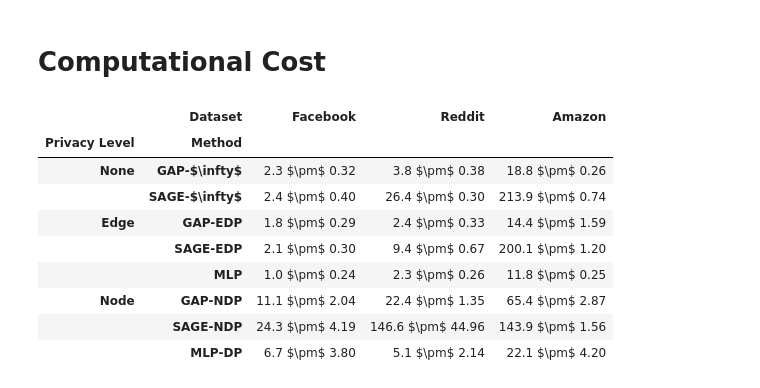
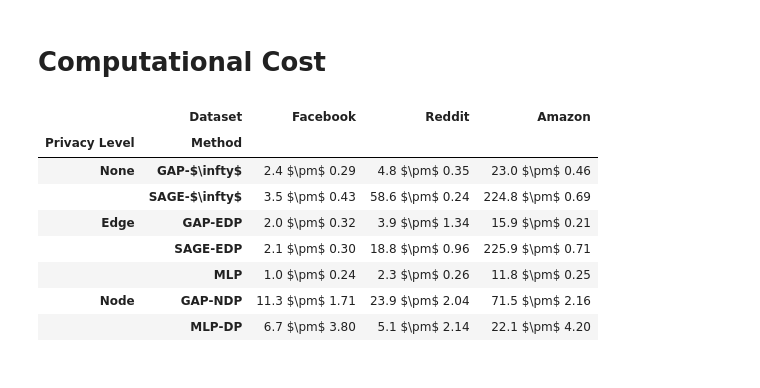
Before and after one commit to sisaman/GAP, a Jupyter notebook: results.ipynb, the cells around one changed output. Cells and saved outputs as stored; diff of their text form; code cells hidden in the pictures.

Commit message:
running time for 3-layer models

```diff
--- a/results.ipynb
+++ b/results.ipynb
@@ -427,7 +427,7 @@ g.savefig('figs/degree.pdf')
 # %% [markdown]
 # Computational Cost
 # %%
-cols = ['id', 'name', 'dp_level', 'dataset', 'val/acc_mean', 'time_mean', 'time_ci',]
+cols = ['id', 'name', 'dp_level', 'dataset', 'hops', 'mp_layers', 'val/acc_mean', 'time_mean', 'time_ci',]
 methods = ['GAP-$\infty$', 'SAGE-$\infty$', 'GAP-EDP', 'SAGE-EDP', 'MLP', 'GAP-NDP', 'SAGE-NDP', 'MLP-DP']
 
 df = pd.DataFrame(data_list)
@@ -436,8 +436,7 @@ df = df.filter(items=cols)
 df = df[df['name'].isin(methods)]
 df.loc[df['name'] == 'GAP-$\infty$', 'dp_level'] = 'none'
 df.loc[df['name'] == 'SAGE-$\infty$', 'dp_level'] = 'none'
-# df = df.loc[(df['dp_level'] != 'edge') | (df['epsilon'].isin([0,5]))]
-# df = df.loc[(df['dp_level'] != 'node') | (df['epsilon'] == 15)]
+df = df[(df['hops'] == 3) | (df['mp_layers'] == 3) | (df['name'].str.startswith('MLP'))]
 df = df.dropna(subset=['time_mean'])
 
 idx = df.groupby(['dataset', 'name'])['time_mean'].idxmin().values
@@ -451,40 +450,37 @@ def sort_key(row):
     keys = {
         'facebook': 1, 'reddit': 2, 'amazon': 3,     # datasets
         'GAP-$\infty$': 1, 'SAGE-$\infty$': 2, 'GAP-EDP': 3, 'GAP-IP': 4, 'SAGE-EDP': 5, 'MLP': 6, 'GAP-NDP': 7, 'SAGE-NDP': 8, 'MLP-DP': 9,  # methods
         'none': 1, 'edge': 2, 'node': 3,  # levels
     }
     if isinstance(row, pd.Index):
         s = row.to_series()
         s = s.replace(keys)
         return pd.Index(s)
     else:
         return row.replace(keys)
 
 df = df.drop(columns=['id', 'val/acc_mean', 'time_mean', 'time_ci'])
 df = df.sort_values(by=['dataset', 'dp_level', 'name'], key=sort_key)
 df = df.pivot(columns='dataset', index=['dp_level', 'name'], values='time')
 df = df.reset_index().sort_values(
     by=['dp_level', 'name'],
     key=sort_key
 ).set_index(['dp_level', 'name'])
 df = df.sort_index(axis=1, key=sort_key)
 df = df.rename(str.title, axis=1)
 df = df.rename(str.title, axis=0, level=0)
 df = df.rename_axis(index={'dp_level': 'privacy level', 'name': 'method'})
 df = df.rename_axis(index=str.title)
 df = df.rename_axis(columns=str.title)
-# df = df.rename({np.inf: '\infty'}, axis=0, level=2)
-# df = df.rename(lambda x: f'$\epsilon={x}$', axis=0, level=2)
 # print(df.to_latex(escape=False))
 df
 # %% [output]
 |  | Dataset | Facebook | Reddit | Amazon |
 | Privacy Level | Method |  |  |  |
-| None | GAP-$\infty$ | 2.3 $\pm$ 0.32 | 3.8 $\pm$ 0.38 | 18.8 $\pm$ 0.26 |
-|  | SAGE-$\infty$ | 2.4 $\pm$ 0.40 | 26.4 $\pm$ 0.30 | 213.9 $\pm$ 0.74 |
-| Edge | GAP-EDP | 1.8 $\pm$ 0.29 | 2.4 $\pm$ 0.33 | 14.4 $\pm$ 1.59 |
-|  | SAGE-EDP | 2.1 $\pm$ 0.30 | 9.4 $\pm$ 0.67 | 200.1 $\pm$ 1.20 |
+| None | GAP-$\infty$ | 2.4 $\pm$ 0.29 | 4.8 $\pm$ 0.35 | 23.0 $\pm$ 0.46 |
+|  | SAGE-$\infty$ | 3.5 $\pm$ 0.43 | 58.6 $\pm$ 0.24 | 224.8 $\pm$ 0.69 |
+| Edge | GAP-EDP | 2.0 $\pm$ 0.32 | 3.9 $\pm$ 1.34 | 15.9 $\pm$ 0.21 |
+|  | SAGE-EDP | 2.1 $\pm$ 0.30 | 18.8 $\pm$ 0.96 | 225.9 $\pm$ 0.71 |
 |  | MLP | 1.0 $\pm$ 0.24 | 2.3 $\pm$ 0.26 | 11.8 $\pm$ 0.25 |
-| Node | GAP-NDP | 11.1 $\pm$ 2.04 | 22.4 $\pm$ 1.35 | 65.4 $\pm$ 2.87 |
-|  | SAGE-NDP | 24.3 $\pm$ 4.19 | 146.6 $\pm$ 44.96 | 143.9 $\pm$ 1.56 |
+| Node | GAP-NDP | 11.3 $\pm$ 1.71 | 23.9 $\pm$ 2.04 | 71.5 $\pm$ 2.16 |
 |  | MLP-DP | 6.7 $\pm$ 3.80 | 5.1 $\pm$ 2.14 | 22.1 $\pm$ 4.20 |
```
